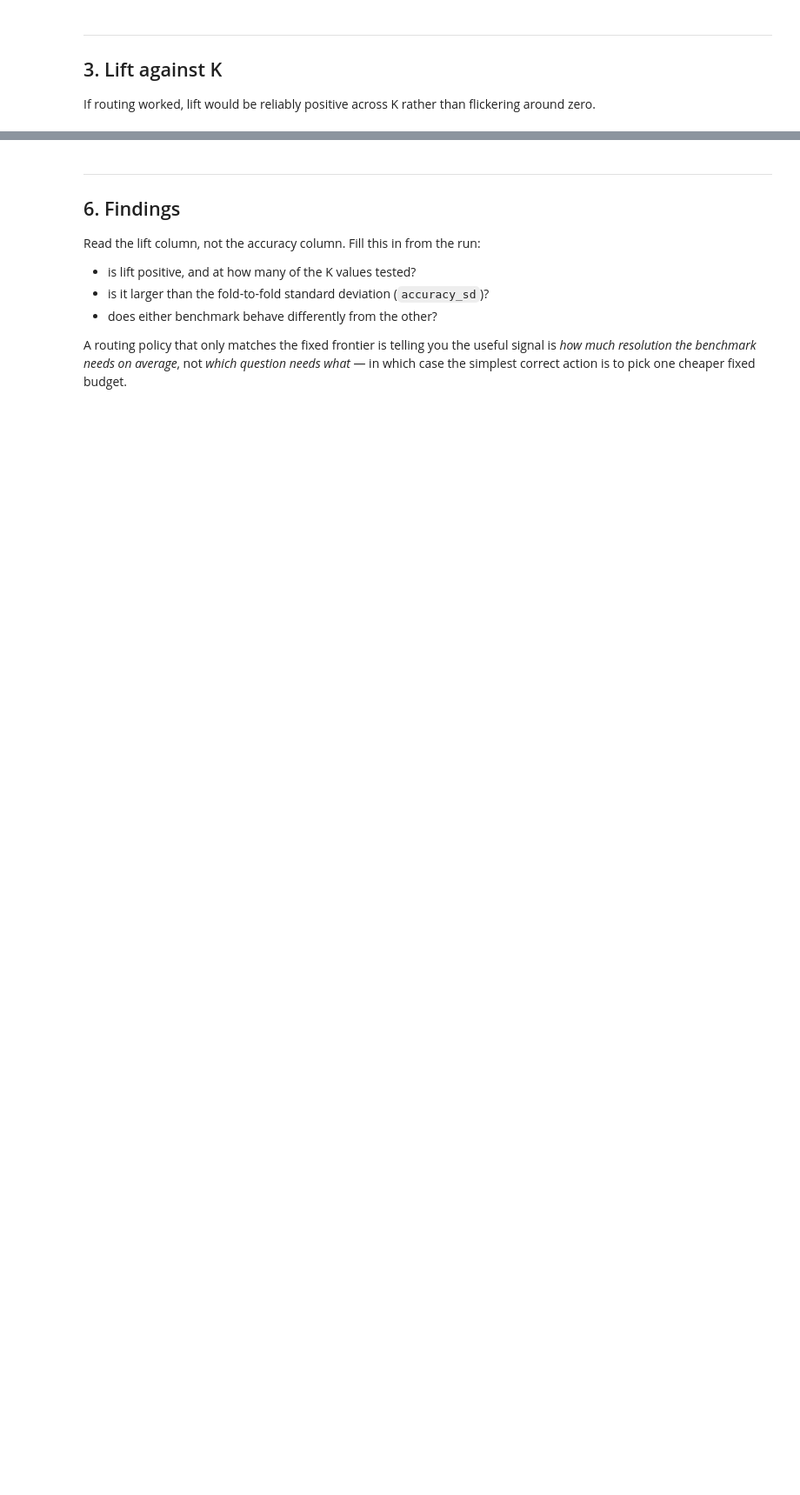
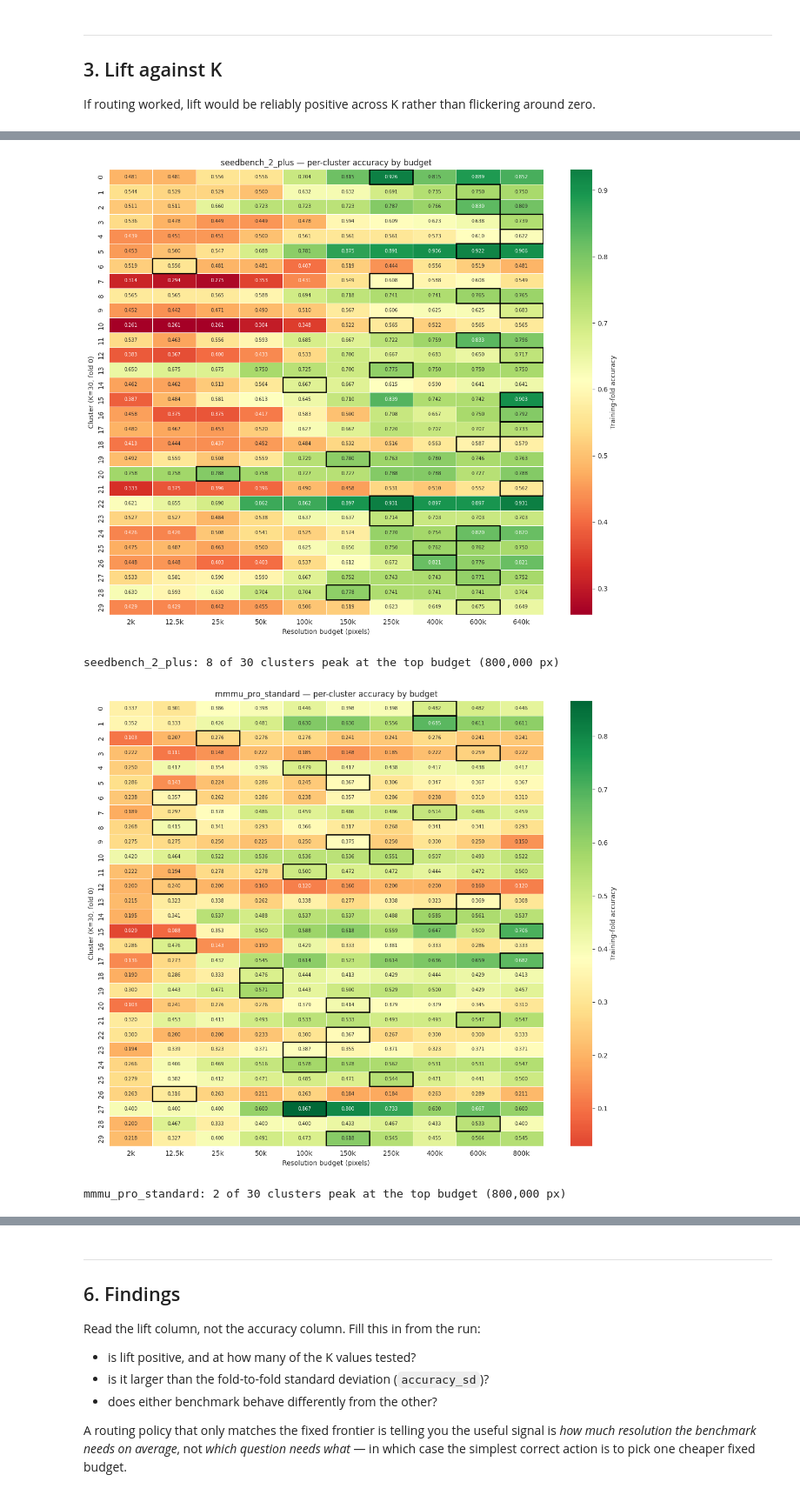
Before and after one commit to Andrew1302/scale-wise-optimizer, a Jupyter notebook: src/clustering/clustering_kfold.ipynb, the cells around one changed output, grey strips where cells are left out. Shown at 87% size. Cells and saved outputs as stored; diff of their text form; code cells hidden in the pictures; blank space fills up the shorter version.

```diff
--- a/src/clustering/clustering_kfold.ipynb
+++ b/src/clustering/clustering_kfold.ipynb
@@ -238,3 +214,41 @@ for label in RUNS:
+# %%
+from matplotlib.patches import Rectangle
+
+from clustering.kfold import cluster_accuracy
+
+heatmaps = {}
+for label in RUNS:
+    table = cluster_accuracy(
+        sweeps[label], embeddings[label], SUMMARY_K, HEATMAP_FOLD, N_FOLDS, RANDOM_STATE
+    )
+    heatmaps[label] = table
+    table.to_csv(RESULTS_DIR / f"cluster_accuracy_{label}.csv")
+
+    grid = table.drop(columns="n_questions")
+    fig, ax = plt.subplots(figsize=(12, max(6, SUMMARY_K * 0.34)))
+    sns.heatmap(grid, annot=True, fmt=".3f", annot_kws={"fontsize": 7}, cmap="RdYlGn",
+                center=float(grid.to_numpy().mean()), linewidths=0.5,
+                cbar_kws={"label": "Training-fold accuracy"}, ax=ax)
+    for row, (_, accuracies) in enumerate(grid.iterrows()):
+        ax.add_patch(Rectangle((int(accuracies.to_numpy().argmax()), row), 1, 1,
+                               fill=False, edgecolor="black", lw=1.8))
+    ax.set_xticklabels([rung(label, b) for b in grid.columns])
+    ax.set_xlabel("Resolution budget (pixels)")
+    ax.set_ylabel(f"Cluster (K={SUMMARY_K}, fold {HEATMAP_FOLD})")
+    ax.set_title(f"{label} — per-cluster accuracy by budget")
+    plt.tight_layout()
+    fig.savefig(RESULTS_DIR / f"cluster_accuracy_heatmap_{label}.pdf", bbox_inches="tight")
+    plt.show()
+
+    peaks = grid.to_numpy().argmax(axis=1)
+    top = (peaks == grid.shape[1] - 1).sum()
+    print(f"{label}: {top} of {SUMMARY_K} clusters peak at the top budget "
+          f"({int(grid.columns[-1]):,} px)")
+# %% [output]
+[figure, added]
+seedbench_2_plus: 8 of 30 clusters peak at the top budget (800,000 px)
+[figure, added]
+mmmu_pro_standard: 2 of 30 clusters peak at the top budget (800,000 px)
 # %% [markdown]
 ---
 ## 5. Strategy comparison at a single K
```
Also changed, not shown: parts of 12 cells of this notebook, 15 other files.
